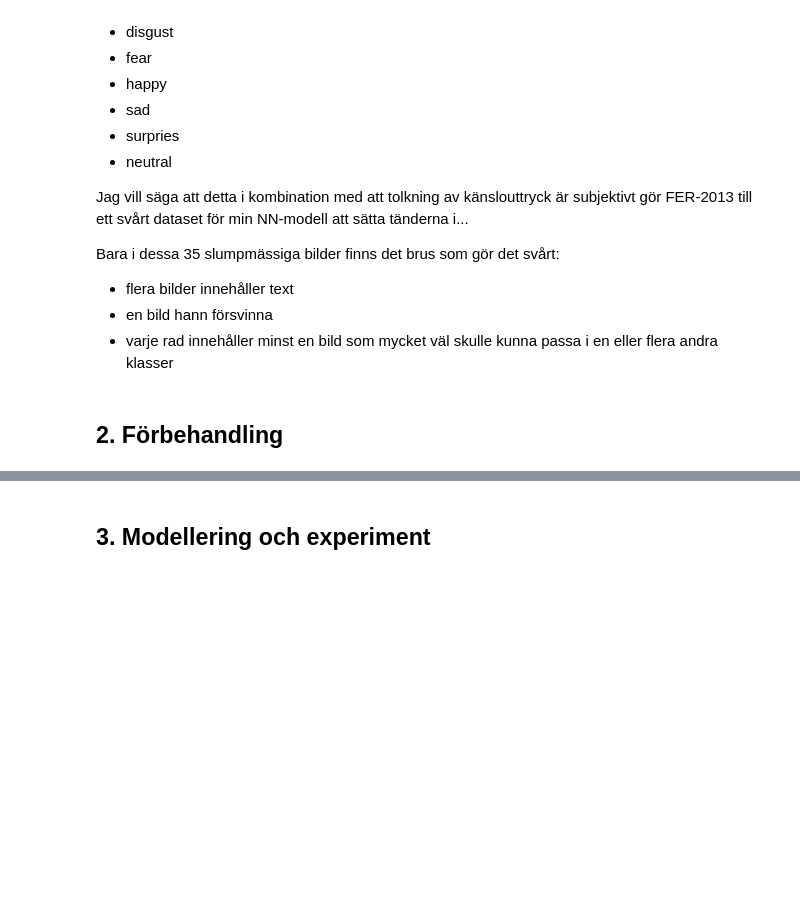
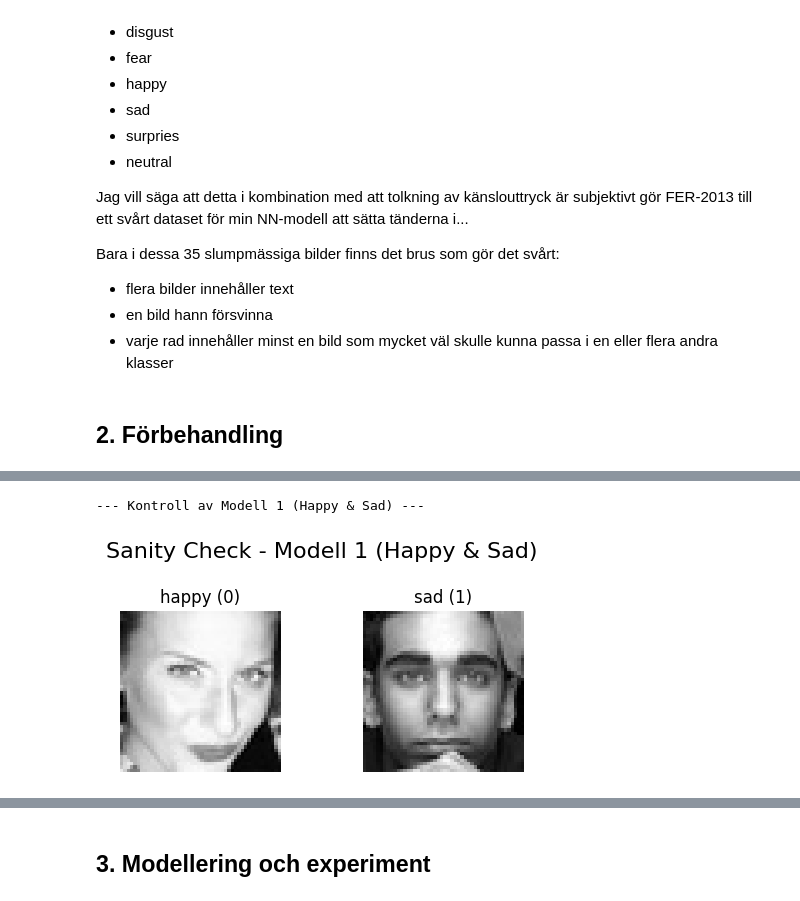
Before and after one commit to josefinoleryd/facial-expression-cnn, a Jupyter notebook: model-experiments-and-report.ipynb, the cells around one changed output, grey strips where cells are left out. Saved outputs shown, nothing was run; the diff lists cells and outputs as text; code cells hidden in the pictures; blank space fills up the shorter version.

```diff
--- a/model-experiments-and-report.ipynb
+++ b/model-experiments-and-report.ipynb
@@ -300,0 +369,6 @@ Bara i dessa 35 slumpmässiga bilder finns det brus som gör det svårt:
+# %%
+X_train_m1, y_train_m1 = load_images_from_df(train_df_binary, binary_mapping)
+X_val_m1, y_val_m1 = load_images_from_df(val_df_binary, binary_mapping)
+
+X_train_m2, y_train_m2 = load_images_from_df(train_df_all, multiclass_mapping)
+X_val_m2, y_val_m2 = load_images_from_df(val_df_all, multiclass_mapping)
@@ -300,0 +440,42 @@ Bara i dessa 35 slumpmässiga bilder finns det brus som gör det svårt:
+# %%
+# Skapar funktion för att plotta bilder i ett rutnät
+def plot_images_grid(X_array, indices_dict, inverse_mapping, title, num_classes):
+    """
+    Plottar en bild från varje klass i ett rutnät.
+    """
+    cols = 2 if num_classes == 2 else 4
+    rows = (num_classes + cols - 1) // cols
+
+    fig, axes = plt.subplots(rows, cols, figsize=(cols * 2.5, rows * 2.5))
+    fig.suptitle(title, fontsize=16)
+
+    axes_flat = axes.flatten() if num_classes > 1 else [axes]
+
+    for label_siffra, idx in indices_dict.items():
+        if label_siffra < len(axes_flat):
+            ax = axes_flat[label_siffra]
+            ax.imshow(X_array[idx], cmap="gray")
+
+            label_text = inverse_mapping[label_siffra]
+            ax.set_title(f"{label_text} ({label_siffra})", fontsize=12)
+            ax.axis("off")
+
+    for i in range(len(indices_dict), len(axes_flat)):
+        axes_flat[i].axis("off")
+
+    plt.tight_layout(rect=[0, 0, 1, 0.96])
+    plt.show()
+# %%
+print("--- Kontroll av Modell 1 (Happy & Sad) ---")
+indices_m1 = find_indices_per_class(y_train_m1, num_classes=2)
+
+plot_images_grid(
+    X_train_m1,
+    indices_m1,
+    inverse_binary_mapping,
+    "Sanity Check - Modell 1 (Happy & Sad)",
+    num_classes=2
+)
+# %% [output]
+--- Kontroll av Modell 1 (Happy & Sad) ---
+[figure, added]
```
Also changed, not shown: parts of 20 cells of this notebook.
